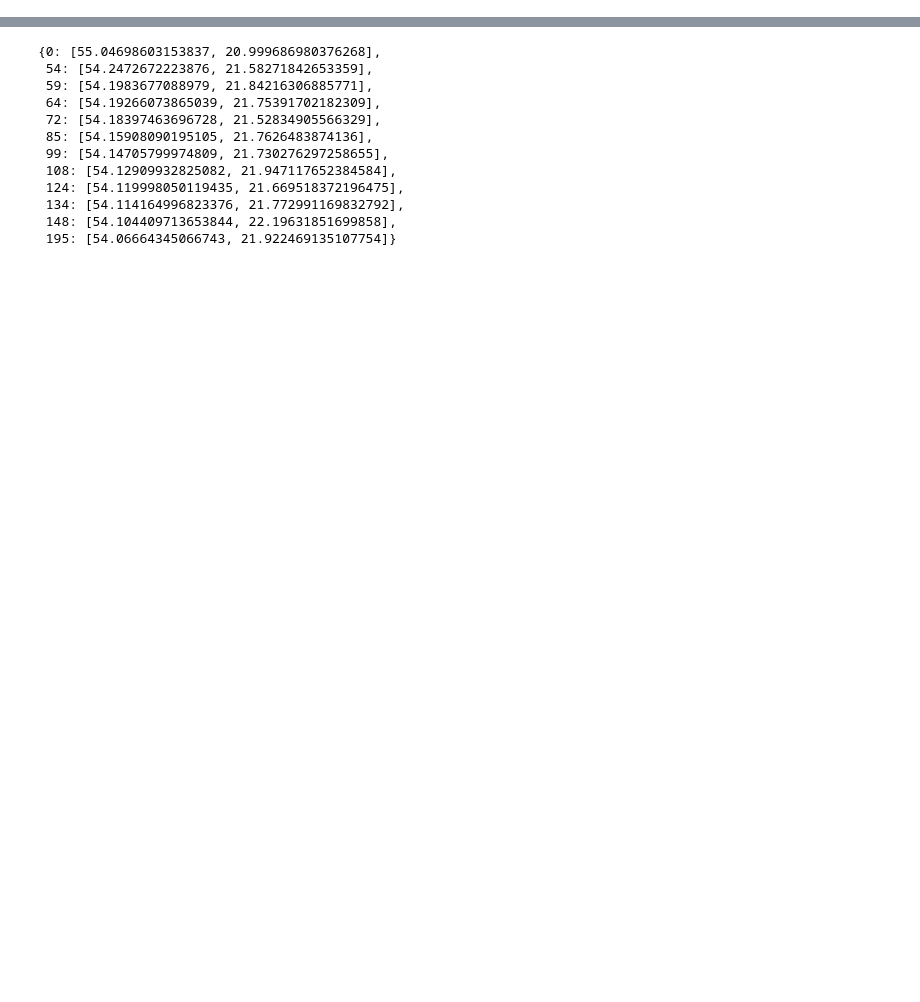
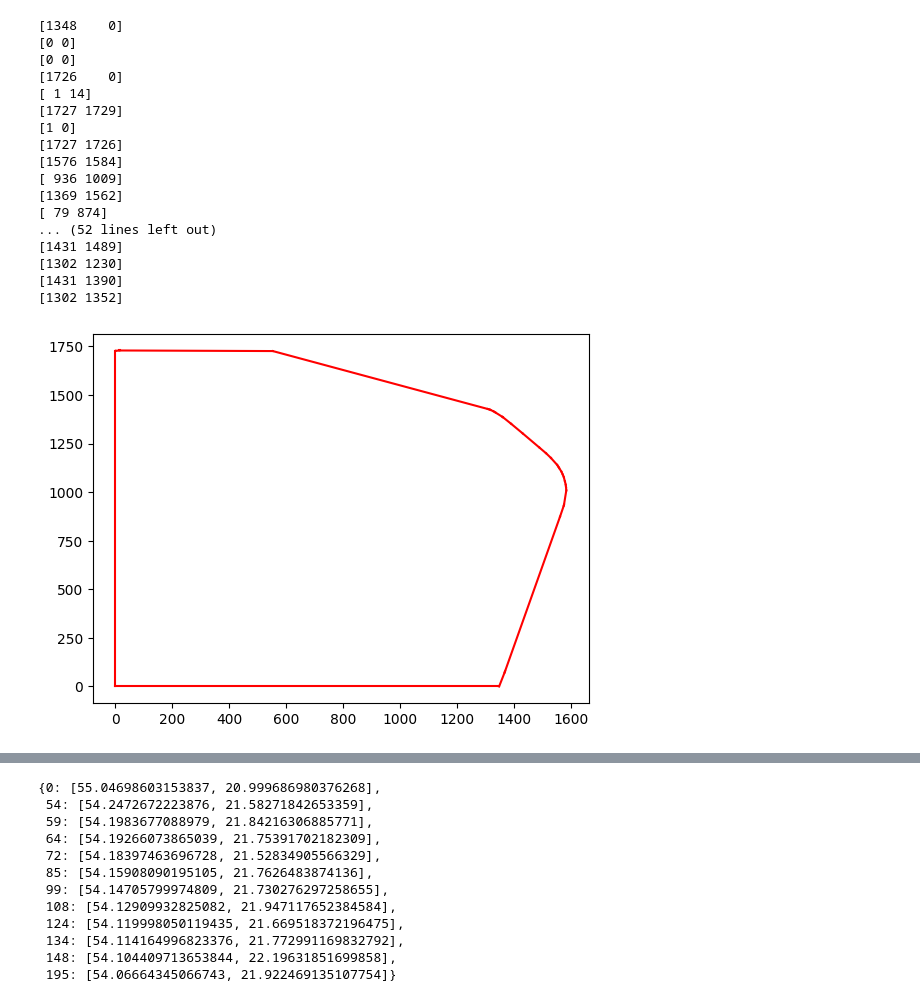
Before and after one commit to rafalgrm/senti-water, a Jupyter notebook: process_image.ipynb, the cells around one changed output, grey strips where cells are left out. Drawn from its saved outputs; the diff is of its cells as text; code cells hidden in the pictures; blank space fills up the shorter version.

```diff
--- a/process_image.ipynb
+++ b/process_image.ipynb
@@ -31,3 +32,66 @@ cluster_indexes = dict(zip(unique, counts))
 cluster_indexes_above_thre = {k: v for k, v in cluster_indexes.items() if v > CLUSTER_THRESHOLD and k != -1}
 cluster_mask = [idx in cluster_indexes_above_thre for idx in clusters.labels_]
 water_indexes_image_coords = water_indexes[cluster_mask]
+# %%
+# Geometry
+hulls_pixels = []
+centroids = []
+surface_areas = []
+
+for index in cluster_indexes_above_thre:
+    zipped_water_clusters = zip(water_indexes, clusters.labels_)
+    pixels_in_cluster = []
+    for point, cluster_idx in zipped_water_clusters:
+        if cluster_idx == index:
+            pixels_in_cluster.append([point[1], point[0]])
+
+    pixels_in_cluster = np.array(pixels_in_cluster)
+
+    hull = ConvexHull(pixels_in_cluster)
+    hull_pixels = []
+    for s in hull.simplices:
+        hull_pixels.append([pixels_in_cluster[s, 0], pixels_in_cluster[s, 1]])
+    hulls_pixels.append(hull_pixels)
+
+    cx = np.mean(pixels_in_cluster[:, 0])
+    cy = np.mean(pixels_in_cluster[:, 1])
+    centroids.append([cx, cy])
+
+    surface_area = len(pixels_in_cluster) * 100
+    surface_areas.append(surface_area)
+
+import matplotlib.pyplot as plt
+
+# for p in hulls_pixels[0]:
+#     print(p[0])
+#     print(p[1])
+#     plt.plot(p[0], p[1], 'bx', ms = 6)
+# plt.show()
+
+
+for p in hulls_pixels[0]:
+    print(p[0])
+    print(p[1])
+    #plt.plot(p[0], p[1], 'bx', ms = 6)
+    #plt.plot(p[0], p[1])
+    plt.plot(p[0], p[1], 'r-')
+plt.show()
+# %% [output]
+[1348    0]
+[0 0]
+[0 0]
+[1726    0]
+[ 1 14]
+[1727 1729]
+[1 0]
+[1727 1726]
+[1576 1584]
+[ 936 1009]
+[1369 1562]
+[ 79 874]
+... (52 lines left out)
+[1431 1489]
+[1302 1230]
+[1431 1390]
+[1302 1352]
+[figure, added]
```
Also changed, not shown: parts of 4 cells of this notebook, 1 other file.
